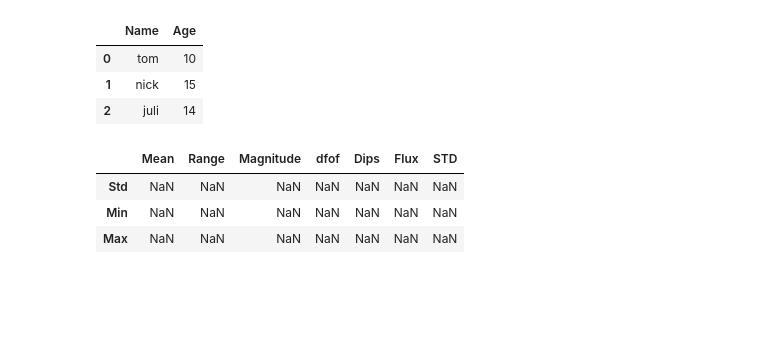
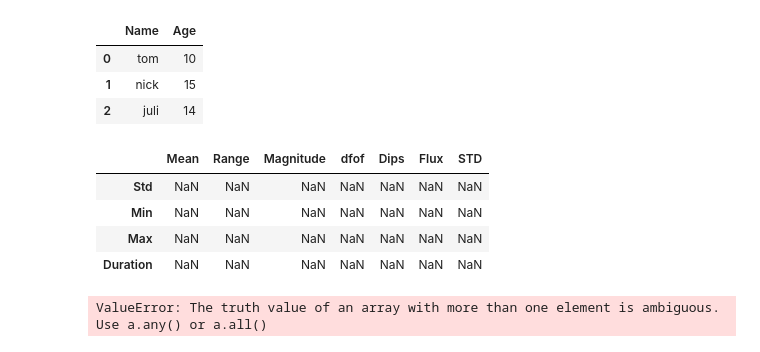
Before and after one commit to brmullen/SIP2019, a Jupyter notebook: JimmySIP/SIP2019[BME-03(Biomed. Engi.)].ipynb, the cells around one changed output. Drawn from its saved outputs; the diff is of its cells as text; code cells hidden in the pictures; blank space fills up the shorter version.

```diff
--- a/JimmySIP/SIP2019[BME-03(Biomed. Engi.)].ipynb
+++ b/JimmySIP/SIP2019[BME-03(Biomed. Engi.)].ipynb
@@ -386,12 +386,13 @@ df2
 # %%
 # Empty Data Chart, fill in square brackets
 
 data = pd.DataFrame({'Mean':[],'Range':[],'Magnitude':[],'dfof':[],'Dips':[],'Flux':[], 'STD':[]})
-data_table = pd.DataFrame(data, index = ["Std","Min","Max"])
+data_table = pd.DataFrame(data, index = ["Std","Min","Max", "Duration"])
 
 data_table
 # %% [output]
 |  | Mean | Range | Magnitude | dfof | Dips | Flux | STD |
 | Std | NaN | NaN | NaN | NaN | NaN | NaN | NaN |
 | Min | NaN | NaN | NaN | NaN | NaN | NaN | NaN |
 | Max | NaN | NaN | NaN | NaN | NaN | NaN | NaN |
+| Duration | NaN | NaN | NaN | NaN | NaN | NaN | NaN |
@@ -446,3 +402,22 @@ dfObj = pd.DataFrame()
 dfObj['avg_mag_brain'] = mag_data
 
 # print(dfObj.loc[:,'avg_mag_brain'])
+# %%
+# mode of the magnitudes
+def mag_mode(array3d):
+    for i, md in enumerate(array3d):
+        if i == 0:
+            continue
+        elif n == array3d[i-1]:
+            poss_mode = [n]
+            if n == np.where(array3d[i]):
+                poss_mode.append(n)
+            else:
+                continue
+        else:
+            poss_mode2 = [n]
+
+
+mag_mode(mov)
+# %% [output]
+ValueError: The truth value of an array with more than one element is ambiguous. Use a.any() or a.all()
```
Also changed, not shown: parts of 1 cell of this notebook.
